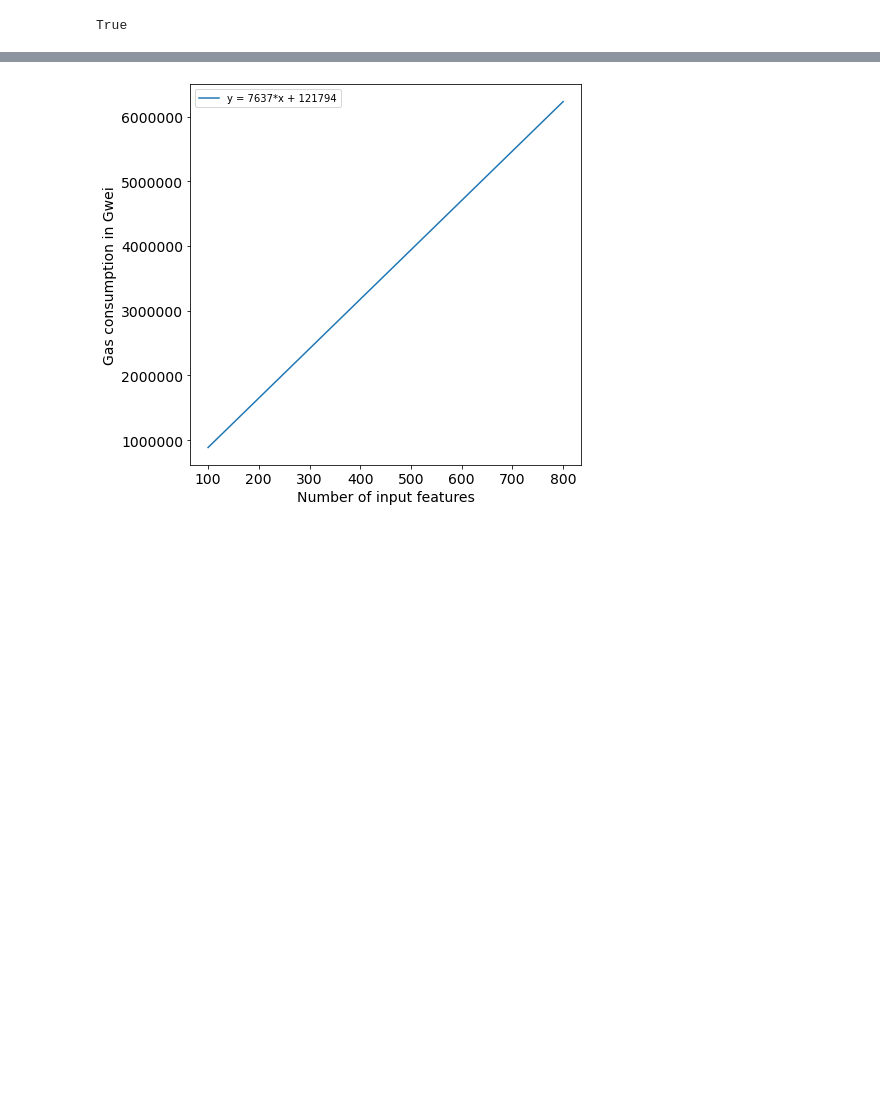
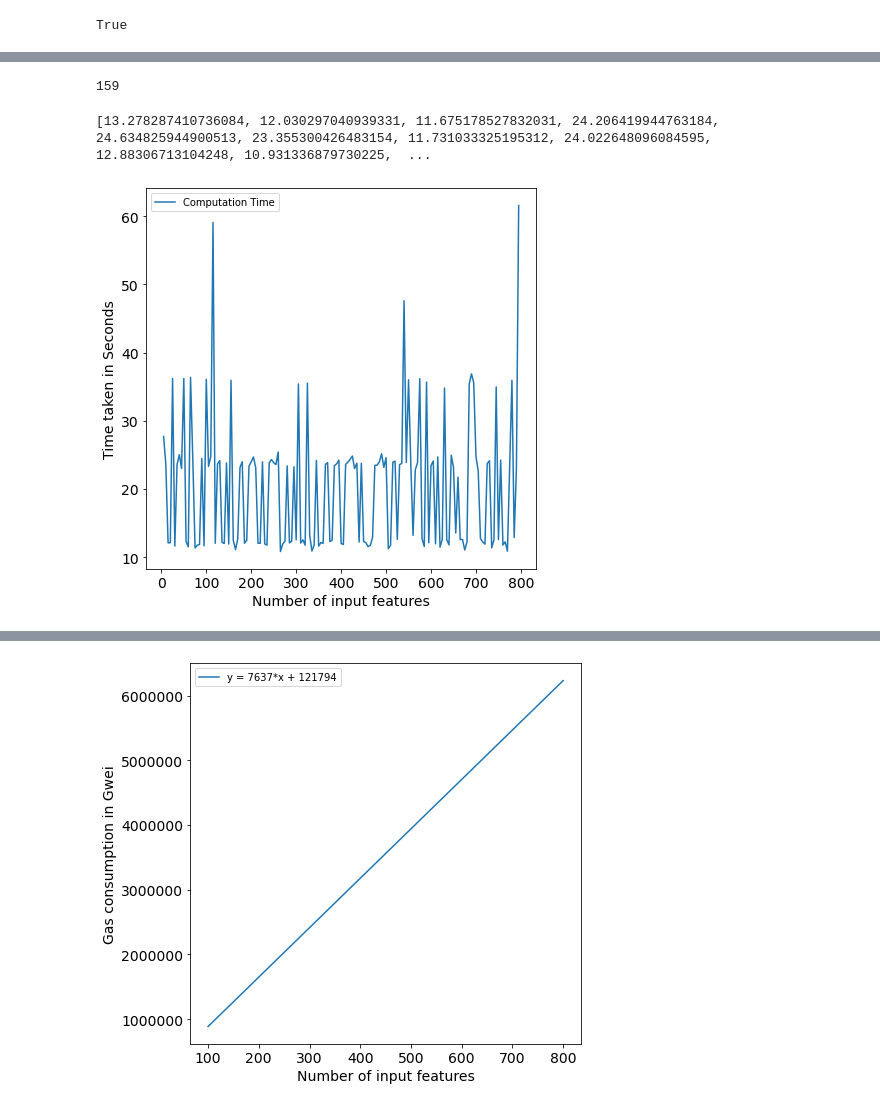
Before and after one commit to syber2020/Neural-Network-in-Smart-Contract, a Jupyter notebook: new-code/web3/web3-nn-layer-v2.ipynb, the cells around one changed output, grey strips where cells are left out. Saved outputs shown, nothing was run; the diff lists cells and outputs as text; code cells hidden in the pictures; blank space fills up the shorter version.

```diff
--- a/new-code/web3/web3-nn-layer-v2.ipynb
+++ b/new-code/web3/web3-nn-layer-v2.ipynb
@@ -15,3 +14,8 @@ web3 = Web3(Web3.HTTPProvider(ganache_url))
 web3.isConnected()
 # %% [output]
 True
+# %%
+account1 = "0xdd617f9D5120b7b30E4C502fdd6b13dCf286A300"
+private_key1="c00b36dc1777e7fda60ff1f55b57c3f51b18c0c16fe44724e451ed062a173d74"
+account2 = "0x8883f1016E727C8fE93C1Df471f102bBbAF2B910"
+private_key2="8d70f54549b5fb7c04fc016cc88c447fc81aff3af3065c696aee1b529fbc8ba5"
@@ -55 +69,3 @@ w4 = np.arange(1,100).tolist()
 b1 = np.arange(1,5).tolist()
+# %%
+ m,n = getlayer1(x,w11,w12,w13,w14,b1,account1, private_key1)
@@ -55,0 +114,18 @@ b1 = np.arange(1,5).tolist()
+# %%
+for i in range(5,800,5):
+    x = np.arange(1,i).tolist()
+    w11 = np.arange(1,i).tolist()
+    w12 = np.arange(1,i).tolist()
+    w13 = np.arange(1,i).tolist()
+    w14 = np.arange(1,i).tolist()
+    b1 = np.arange(1,5).tolist()
+    if i%2==0:
+        account = account1
+        private_key = private_key1
+    else:
+        account = account2
+        private_key = private_key2
+    m,n = getlayer1(x,w11,w12,w13,w14,b1,account, private_key)
+    print(i)
+    et_time.append(m)
+    tx_gas.append(n)
@@ -55,0 +185,9 @@ b1 = np.arange(1,5).tolist()
+# %%
+x = np.arange (5,800,5)
+len(x)
+# %% [output]
+159
+# %%
+print(l2_et_time)
+# %% [output]
+[13.278287410736084, 12.030297040939331, 11.675178527832031, 24.206419944763184, 24.634825944900513, 23.355300426483154, 11.731033325195312, 24.022648096084595, 12.88306713104248, 10.931336879730225,  ...
@@ -55,0 +202,17 @@ b1 = np.arange(1,5).tolist()
+# %%
+plt.figure(figsize=(7,7))
+plt.plot(x,et_time, label = "Computation Time")
+plt.ticklabel_format(style='plain')
+plt.xlabel("Number of input features",fontsize =14)
+plt.ylabel("Time taken in Seconds",fontsize=14)
+
+# plt.xlabel("Values of x ranging from -5.0 to 5.0", fontsize=14)
+# plt.ylabel("Sigmoid Function Output value", fontsize=14)
+
+plt.tick_params(axis='both', which='major', labelsize=14)
+plt.tick_params(axis='both', which='minor', labelsize=14)
+plt.legend()
+plt.savefig("feature-time.pdf", bbox_inches='tight')
+plt.show()
+# %% [output]
+[figure, added]
```
Also changed, not shown: parts of 16 cells of this notebook, 11 other files.
